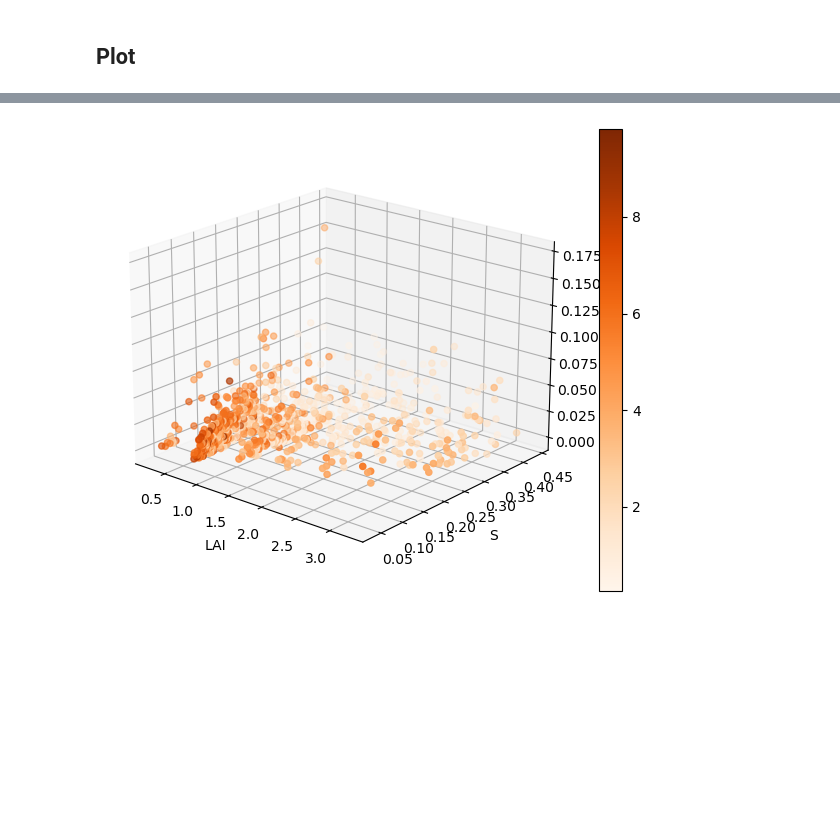
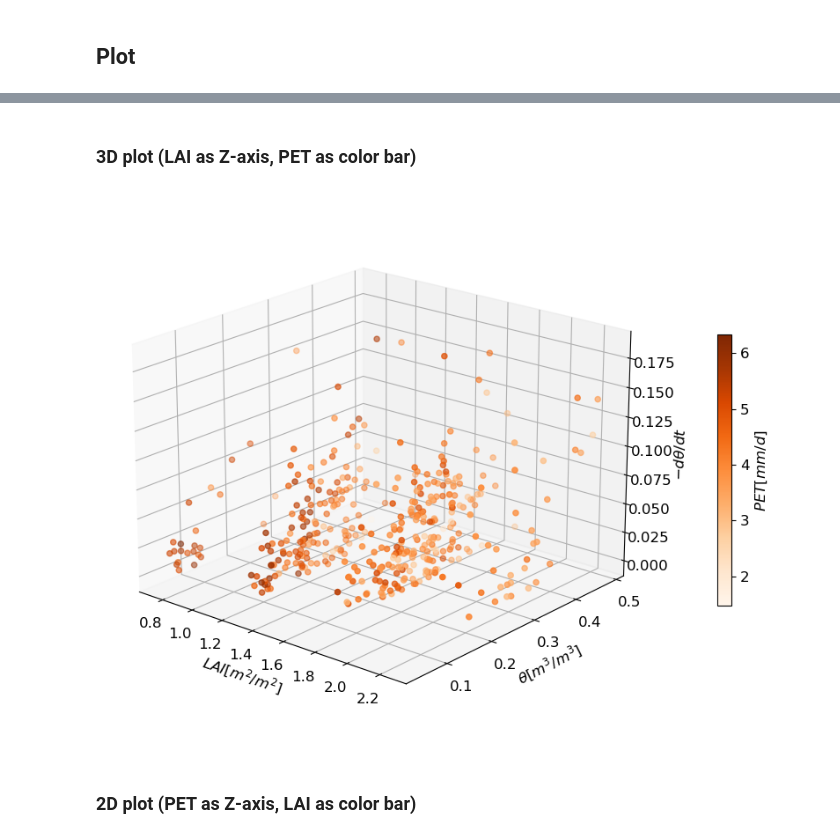
Before and after one commit to RY4GIT/SMSigxSMAP, a Jupyter notebook: 2_code_to_analyze/test_plot_PETandLAIandSMAP_from_appears_pt_sample.ipynb, the cells around one changed output, grey strips where cells are left out. Saved outputs shown, nothing was run; the diff lists cells and outputs as text; code cells hidden in the pictures; blank space fills up the shorter version.

Commit message:
Adjusted plot appearance

```diff
--- a/2_code_to_analyze/test_plot_PETandLAIandSMAP_from_appears_pt_sample.ipynb
+++ b/2_code_to_analyze/test_plot_PETandLAIandSMAP_from_appears_pt_sample.ipynb
@@ -13,8 +14,8 @@ import warnings
 ## Load target station info
 # %%
 os.chdir(r'G:\Shared drives\Ryoko and Hilary\SMSigxSMAP')
-network_name = 'Oznet'
-station_name = 'Alabama'
+network_name = 'Kenya' #{'Oznet', 'Kenya'}
+station_name = 'Kaplelach' # {'Alabama', 'Athwana', 'Kaplelach', 'Shidley', 'Tendwet'}
 
 input_path = r"G:\Shared drives\Ryoko and Hilary\SMSigxSMAP\analysis\1_data"
 output_path = r"G:\Shared drives\Ryoko and Hilary\SMSigxSMAP\analysis\3_data_out"
@@ -94,8 +151,9 @@ lon = target_lon
 smap_color = '#ff7f0e'
 precip_color = '#779eb2'
 
-title = f"{network_name}\n({lat:.2f}, {lon:.2f})"
+title = f"{network_name}: {target_station}\n({lat:.2f}, {lon:.2f})"
 save_title = f"{network_name}_{target_station}"
+plt.rcParams['font.size'] = 12
 # %%
 # Get drydown timeseries for plotting
 ds_synced2['dSdt'] = ds_synced2['soil_moisture_smapL3'].diff()
@@ -276,24 +339,27 @@ fig.savefig(os.path.join(output_path, f'{save_title}_Ltheta_PET.png'))
+# %% [markdown]
+### 3D plot (LAI as Z-axis, PET as color bar)
 # %%
-bins = [0, 0.5, 1, 1.5, 2, 2.5, 3, 3.5]
-labels = [0.25, 0.75, 1.25, 1.75, 2.25, 2.75, 3.25]
+bins = [0, 0.5, 1, 1.5, 2, 2.5]
+labels = [0.25, 0.75, 1.25, 1.75, 2.25]
+# bins = [0, 0.1, 0.2, 0.3, 0.4, 0.5]
+# labels = [0.05, 0.15, 0.25, 0.35, 0.45]
 lai_binned = pd.cut(x = lai, bins = bins, labels = labels, include_lowest = True)
 
-fig = plt.figure(figsize=(8, 6))
+fig = plt.figure(figsize=(8, 8))
 fig.tight_layout(pad=5)
 ax4 = fig.add_subplot(1,1,1,projection='3d')
 # Data for a three-dimensional line
 p = ax4.scatter3D(lai_binned, sm, neg_dSdt, c=pet, cmap='Oranges');
-ax4.set_xlabel('LAI')
-ax4.set_ylabel('S')
-ax4.set_zlabel('-dS/dt')
+ax4.set_xlabel(label_lai)
+ax4.set_ylabel(label_SM)
+ax4.set_zlabel(label_dSdt)
 ax4.view_init(20, 310)
-fig.colorbar(p, ax=ax4)
+cax = fig.add_axes([ax4.get_position().x1+0.1, ax4.get_position().y0 + ax4.get_position().height*0.25, 0.02, ax4.get_position().height*0.5])
+cbar = fig.colorbar(p, cax=cax)
+cbar.set_label(label_PET, rotation=90)
 fig.savefig(os.path.join(output_path, f'{save_title}_Ltheta_3d_binned.png'))
-
-
-# TODO: Fit the color bar better
-# TODO: run for other cells too
-# TODO: adjust the bin label
 # %% [output]
-[figure, old version]
+[figure, new version]
+# %% [markdown]
+### 2D plot  (PET as Z-axis, LAI as color bar)
 # %%
```
Also changed, not shown: parts of 17 cells of this notebook.
